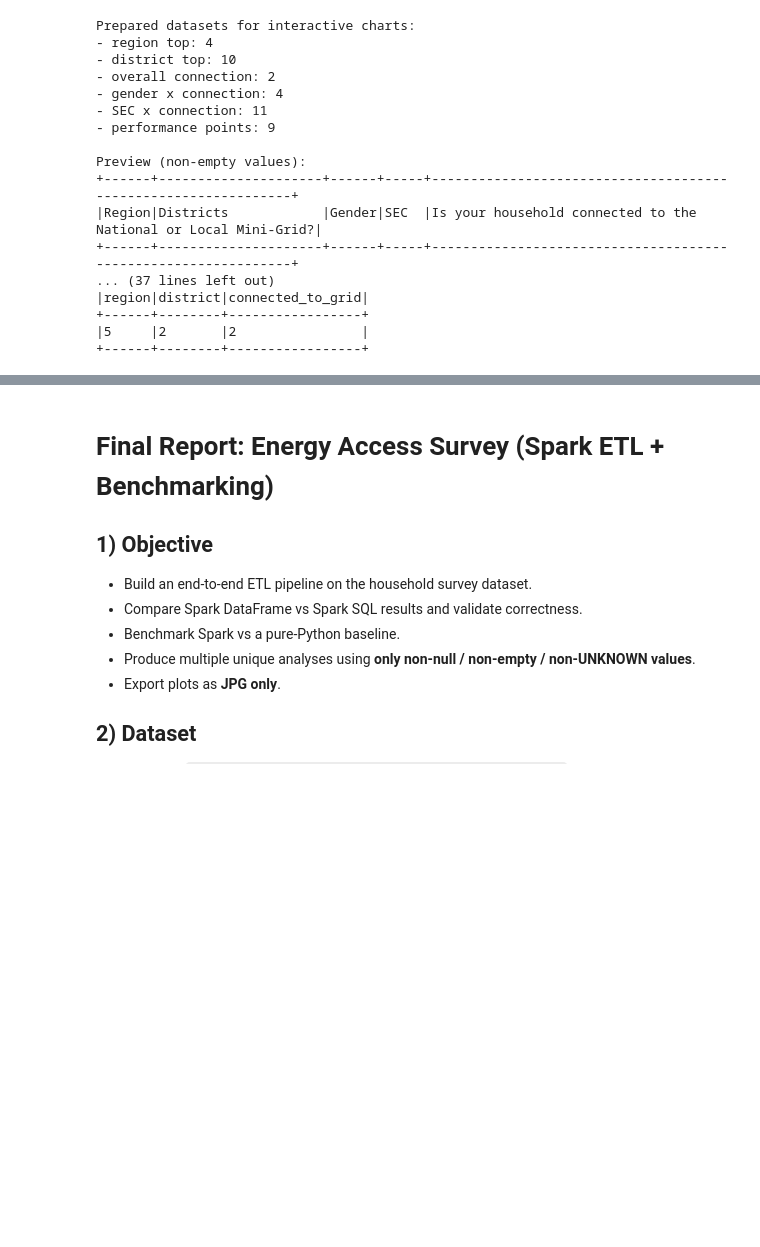
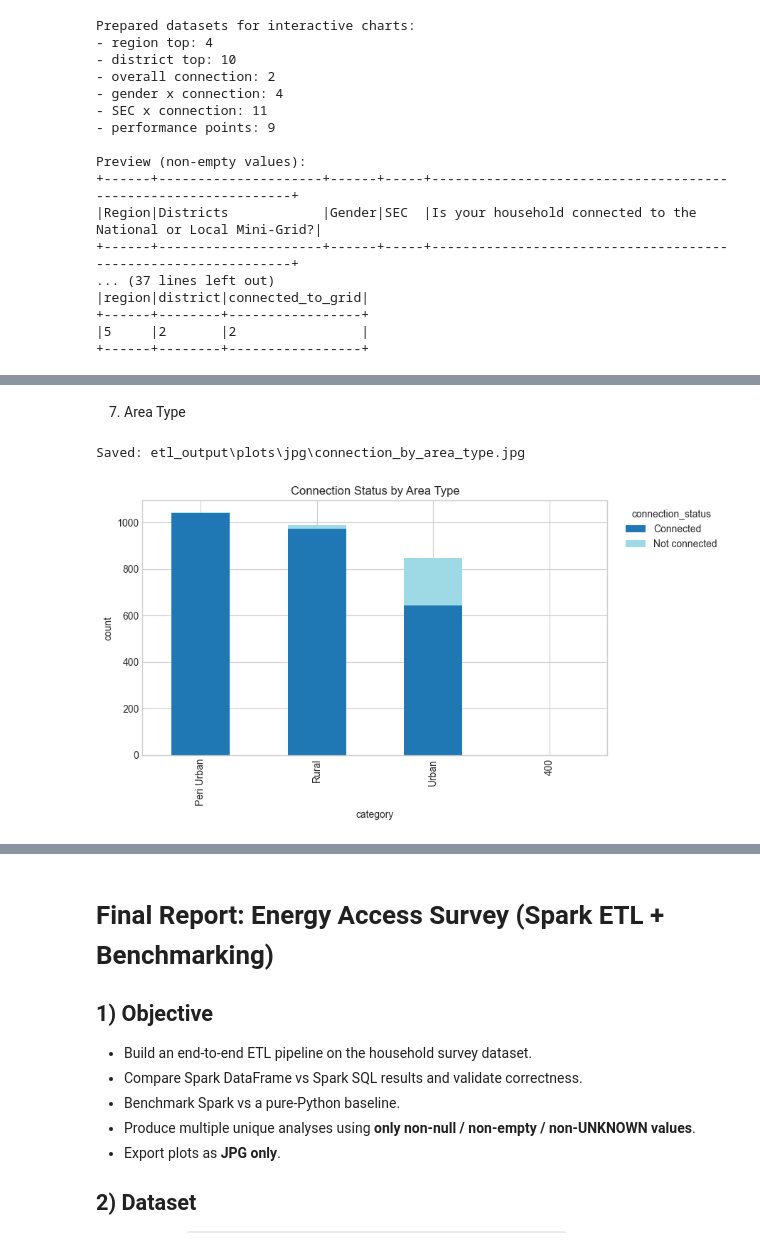
Before and after one commit to MariaYasmeen/PySpark-vs-Python-Performace-Analysis, a Jupyter notebook: energy_project.ipynb, the cells around one changed output, grey strips where cells are left out. Saved outputs shown, nothing was run; the diff lists cells and outputs as text; code cells hidden in the pictures; blank space fills up the shorter version.

```diff
--- a/energy_project.ipynb
+++ b/energy_project.ipynb
@@ -1308,0 +682,14 @@ Saved: etl_output\plots\jpg\performance_speedup_vs_python.jpg
+# %% [markdown]
+7. Area Type
+# %%
+_stacked_bar(
+    _connection_by_category(df, "Peri Urban/ Rural", n=8),
+    "category",
+    "connection_status",
+    "count",
+    "Connection Status by Area Type",
+    "connection_by_area_type"
+)
+# %% [output]
+Saved: etl_output\plots\jpg\connection_by_area_type.jpg
+[figure, added]
```
Also changed, not shown: parts of 43 cells of this notebook.
